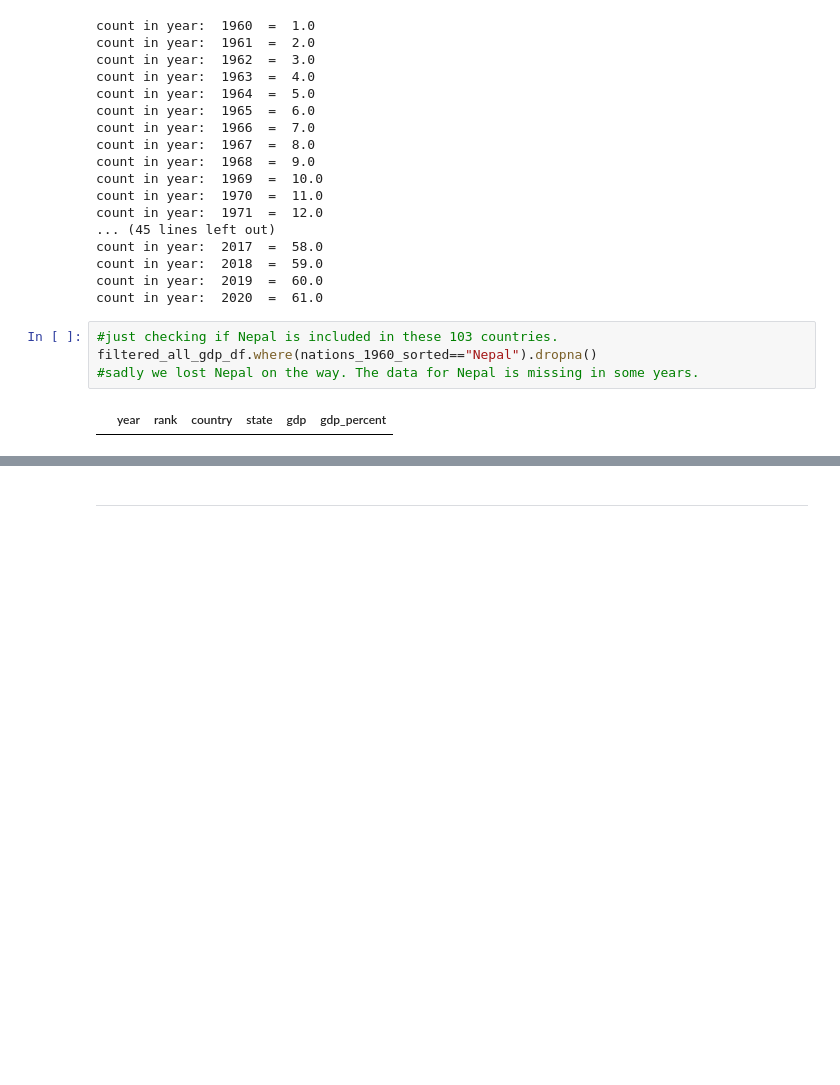
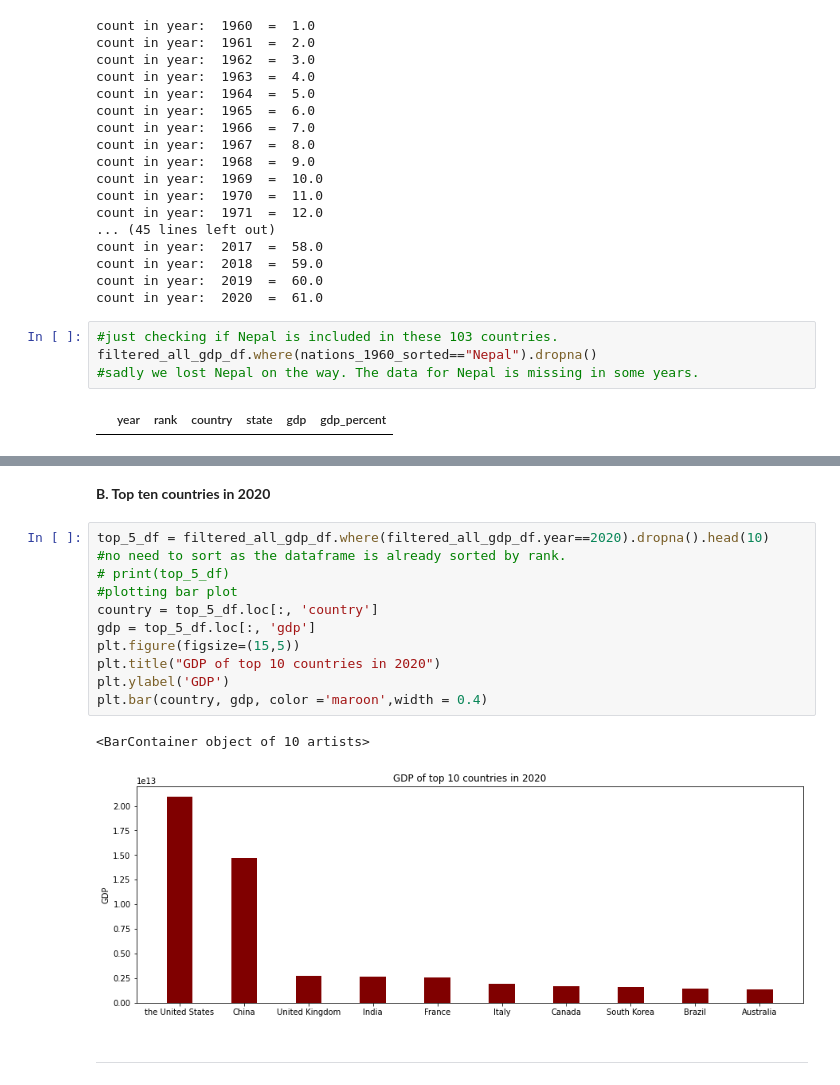
Before and after one commit to Prashant528/GDP_DATA_EDA, a Jupyter notebook: notebookc95ef18f39.ipynb, the cells around one changed output, grey strips where cells are left out. Cells and saved outputs as stored; diff of their text form; blank space fills up the shorter version.

```diff
--- a/notebookc95ef18f39.ipynb
+++ b/notebookc95ef18f39.ipynb
@@ -211,2 +230,18 @@ filtered_all_gdp_df.where(nations_1960_sorted=="Nepal").dropna()
+# %% [markdown]
+**B. Top ten countries in 2020**
+# %%
+top_5_df = filtered_all_gdp_df.where(filtered_all_gdp_df.year==2020).dropna().head(10)
+#no need to sort as the dataframe is already sorted by rank.
+# print(top_5_df)
+#plotting bar plot
+country = top_5_df.loc[:, 'country']
+gdp = top_5_df.loc[:, 'gdp']
+plt.figure(figsize=(15,5))
+plt.title("GDP of top 10 countries in 2020")
+plt.ylabel('GDP')
+plt.bar(country, gdp, color ='maroon',width = 0.4)
+# %% [output]
+<BarContainer object of 10 artists>
+[figure, added]
 # %% [markdown]
 ****
```
Also changed, not shown: parts of 3 cells of this notebook.
